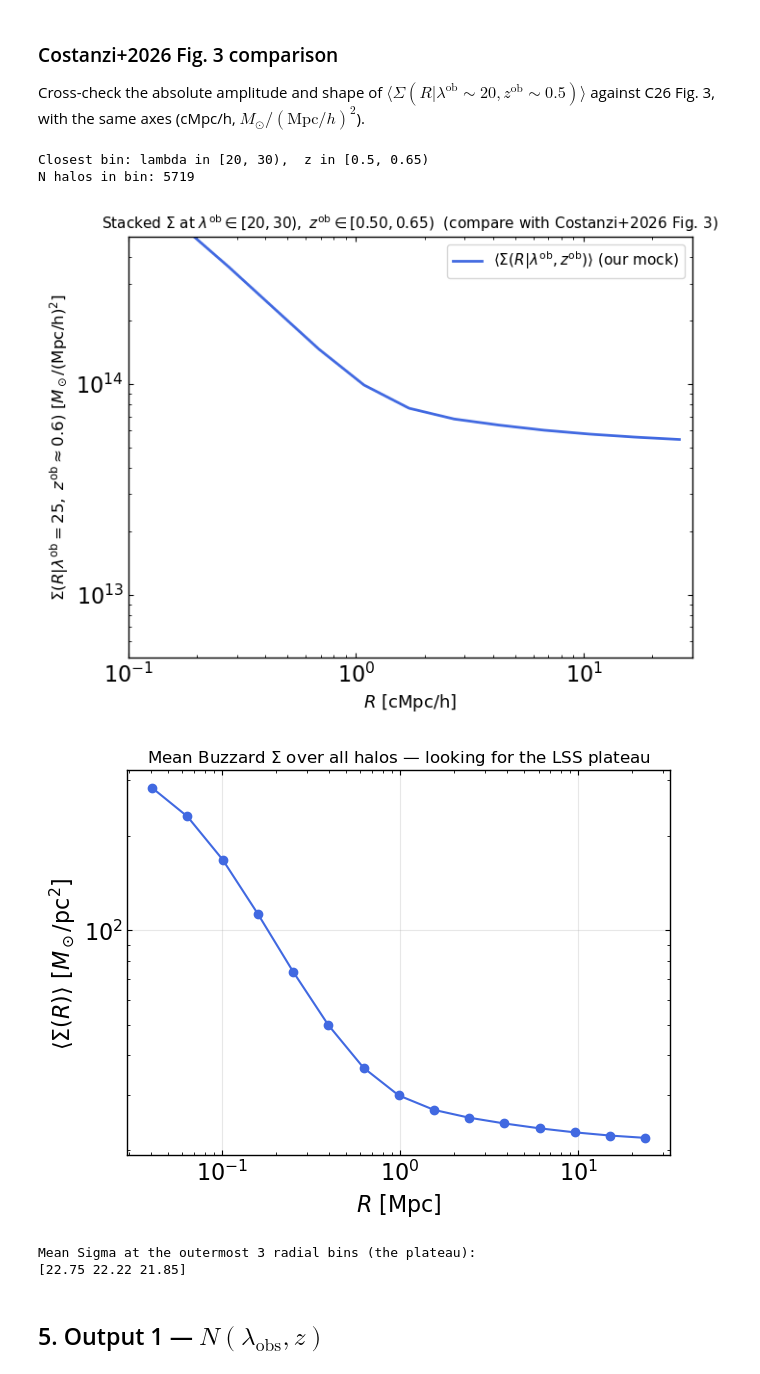
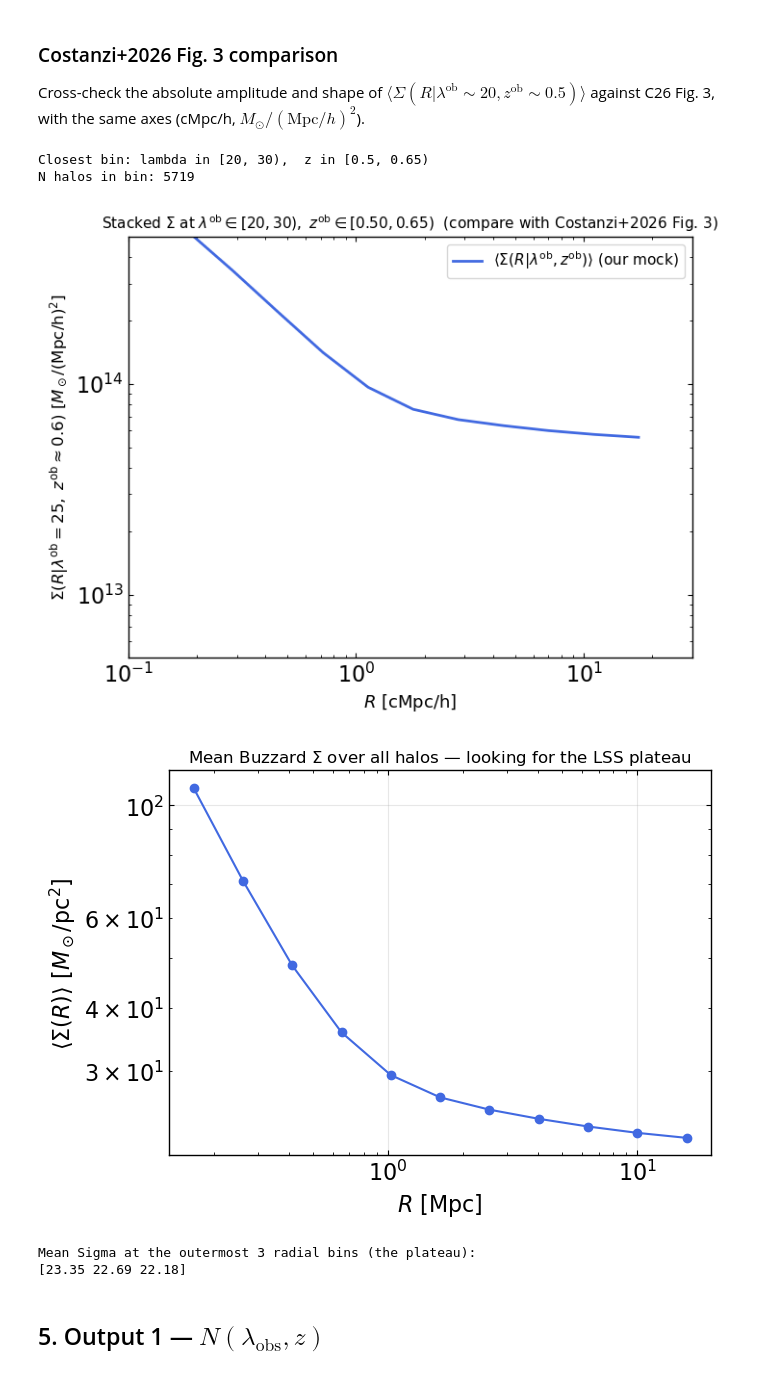
Before and after one commit to xtang126/mock_cluster_buzzard, a Jupyter notebook: MockDataVector.ipynb, the cells around one changed output. Cells and saved outputs as stored; diff of their text form; code cells hidden in the pictures.

```diff
--- a/MockDataVector.ipynb
+++ b/MockDataVector.ipynb
@@ -281,9 +308,36 @@ z_true    = np.asarray(mock['redshift_true'], dtype=float)
 lam_RM = np.asarray(mock['LAMBDA_CHISQ'], dtype=float)
 z_RM   = np.asarray(mock['Z_LAMBDA'],     dtype=float)
 
-# --- Per-halo profiles ---
-Sigma_all = np.asarray(mock['Sigma'])
-DSigma    = np.asarray(mock['DeltaSigma'])
+# --- Per-halo profiles (raw, on rp_phys_mpc 15-pt grid) ---
+Sigma_full  = np.asarray(mock['Sigma'])
+DSigma_full = np.asarray(mock['DeltaSigma'])
+R_full      = rbp.rp_phys_mpc
+
+# --- Switch to the DES Y1 boost-factor profile R grid (physical Mpc) ---
+# All 21 boost files share the same 11-point R axis from 0.166 to 15.80 Mpc.
+# We log-log-interpolate every halo's Sigma(R) and DSigma(R) onto this grid
+# so downstream stacks line up with the Y1 boost-factor data.
+_bf_ref = ('data/boost_factor/profiles/'
+          'full-unblind-v2-mcal-zmix_y1clust_l3_z0_zpdf_boost.dat')
+R_BF    = np.loadtxt(_bf_ref)[:, 0]      # 11 pts, 0.166..15.80 Mpc
+
+def _loglog_interp(R_new, R_old, Y_old):
+    """Per-halo log-log linear interp; vectorised across halos.
+    Y_old is (N_halo, N_R_old). Falls back to linear if any value <= 0."""
+    Y_pos = Y_old > 0
+    out = np.empty((Y_old.shape[0], len(R_new)))
+    lnR_old = np.log(R_old)
+    lnR_new = np.log(R_new)
+    for i in range(Y_old.shape[0]):
+        if Y_pos[i].all():
+            out[i] = np.exp(np.interp(lnR_new, lnR_old, np.log(Y_old[i])))
+        else:
+            out[i] = np.interp(lnR_new, lnR_old, Y_old[i])
+    return out
+
+Sigma_all = _loglog_interp(R_BF, R_full, Sigma_full)
+DSigma    = _loglog_interp(R_BF, R_full, DSigma_full)
+del Sigma_full, DSigma_full
 
 # --- Lensing geometry: Sigma_crit^{-1}(z_lens) ---
 bTable               = np.load(floc.mock_boost_factor_1d)
@@ -294,8 +348,9 @@ dlens                = cosmo0.comoving_distance(zlens).value * 1e6  # pc
 sigma_crit_inv_vec   = const * dlens[:, np.newaxis] * betaEff
 sigma_crit_inv_vec_z = sigma_crit_inv_vec[:, -1]
 
-# --- Radial bin centres in physical Mpc (no h) ---
-radii = rbp.rp_phys_mpc
+# --- Radial bin centres: DES Y1 boost-factor .dat grid (physical Mpc) ---
+radii = R_BF       # 11 pts, 0.166..15.80 Mpc
+assert radii.shape == (11,) and abs(radii[0] - 0.166) < 0.001
 
 # --- Helper: bin-and-mean a per-halo profile (used by both routes) ---
 def stack_in_bins(lam, z, profile, lam_bins, z_min_list, z_max_list):
@@ -666,27 +721,27 @@ plt.show()
 # %% [output]
 Closest bin: lambda in [20, 30),  z in [0.5, 0.65)
 N halos in bin: 5719
-[figure, old version]
+[figure, new version]
 # %%
 import matplotlib.pyplot as plt
 import numpy as np
 
-Sigma_mean = np.mean(np.asarray(mock['Sigma']), axis=0)
+Sigma_mean = np.mean(Sigma_all, axis=0)   # post-interp 11-pt grid
 plt.figure(figsize=(7, 5))
 plt.loglog(radii, Sigma_mean, 'o-', color='royalblue')
 plt.xlabel(r'$R\ [{\rm Mpc}]$')
 plt.ylabel(r'$\langle\Sigma(R)\rangle\ [M_\odot/{\rm pc}^2]$')
 plt.title(r'Mean Buzzard $\Sigma$ over all halos — looking for the LSS plateau')
 plt.grid(alpha=0.3)
 plt.show()
 
 # Numerical readout of the plateau region
 print("Mean Sigma at the outermost 3 radial bins (the plateau):")
 print(np.round(Sigma_mean[-3:], 2))
 # %% [output]
-[figure, old version]
+[figure, new version]
 Mean Sigma at the outermost 3 radial bins (the plateau):
-[22.75 22.22 21.85]
+[23.35 22.69 22.18]
 # %% [markdown]
 ## 5. Output 1 — $N(\lambda_\mathrm{obs}, z)$
 # %%
```
Also changed, not shown: parts of 19 cells of this notebook, 10 other files.
